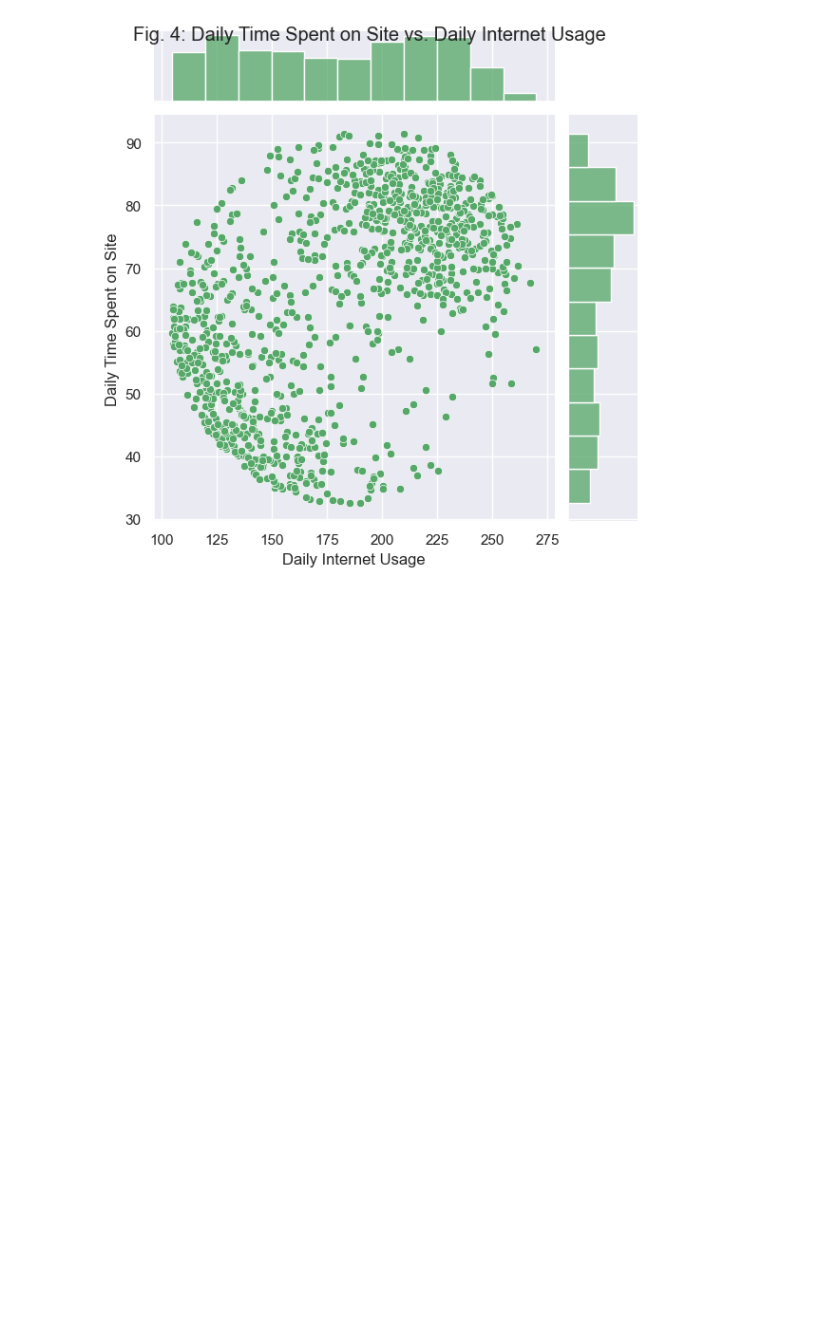
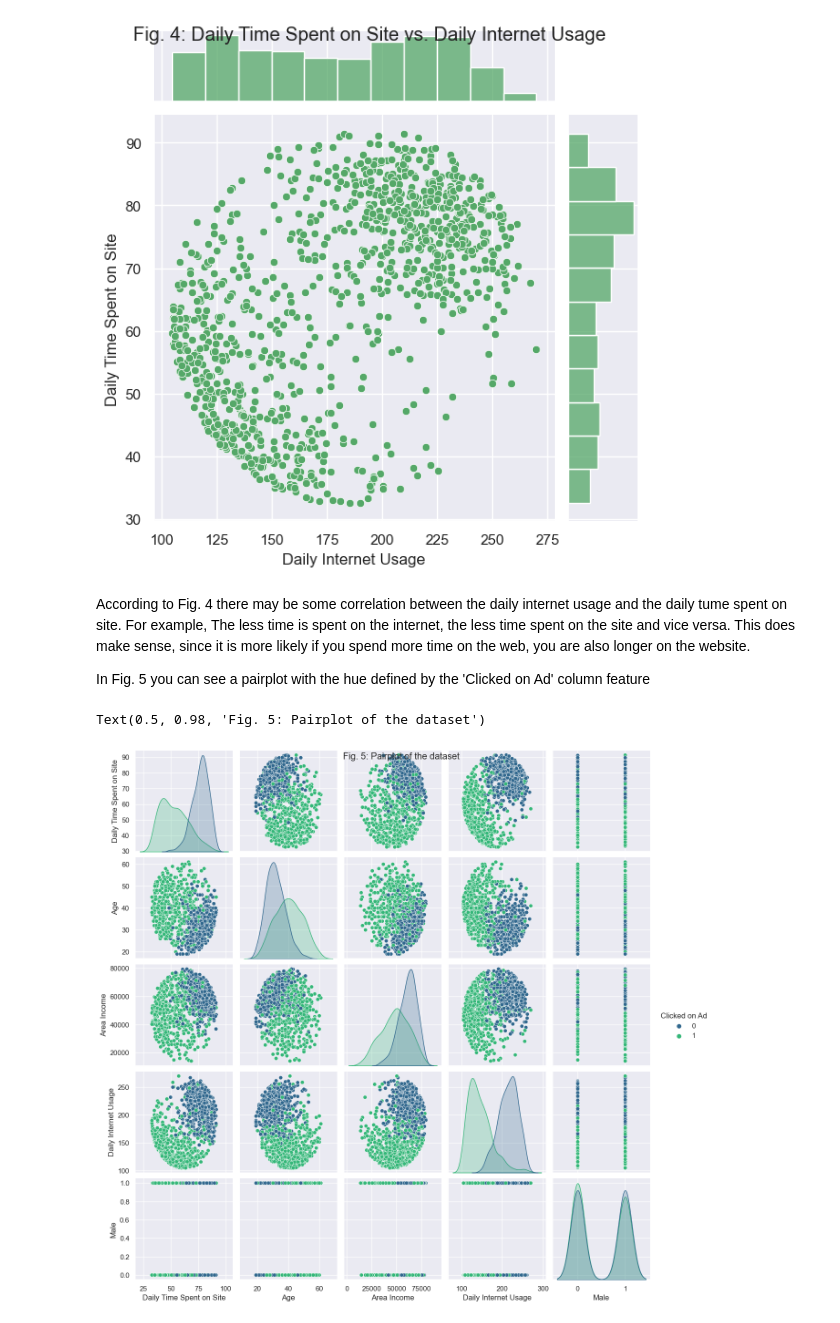
Before and after one commit to lostconnectionhere/machinelearning, a Jupyter notebook: logistic_regression/advertising_logisticRegression.ipynb, the cells around one changed output. Drawn from its saved outputs; the diff is of its cells as text; code cells hidden in the pictures; blank space fills up the shorter version.

Commit message:
finished logistic regression model on advertising dataset

```diff
--- a/logistic_regression/advertising_logisticRegression.ipynb
+++ b/logistic_regression/advertising_logisticRegression.ipynb
@@ -97,3 +97,13 @@ p.fig.suptitle('Fig. 4: Daily Time Spent on Site vs. Daily Internet Usage')
 # %% [output]
 Text(0.5, 0.98, 'Fig. 4: Daily Time Spent on Site vs. Daily Internet Usage')
 [figure]
+# %% [markdown]
+According to Fig. 4 there may be some correlation between the daily internet usage and the daily tume spent on site. For example, The less time is spent on the internet, the less time spent on the site and vice versa. This does make sense, since it is more likely if you spend more time on the web, you are also longer on the website.
+
+In Fig. 5 you can see a pairplot with the hue defined by the 'Clicked on Ad' column feature
+# %%
+s = sns.pairplot(df, hue='Clicked on Ad', palette = "viridis")
+s.fig.suptitle('Fig. 5: Pairplot of the dataset')
+# %% [output]
+Text(0.5, 0.98, 'Fig. 5: Pairplot of the dataset')
+[figure, added]
```
Also changed, not shown: parts of 12 cells of this notebook.
